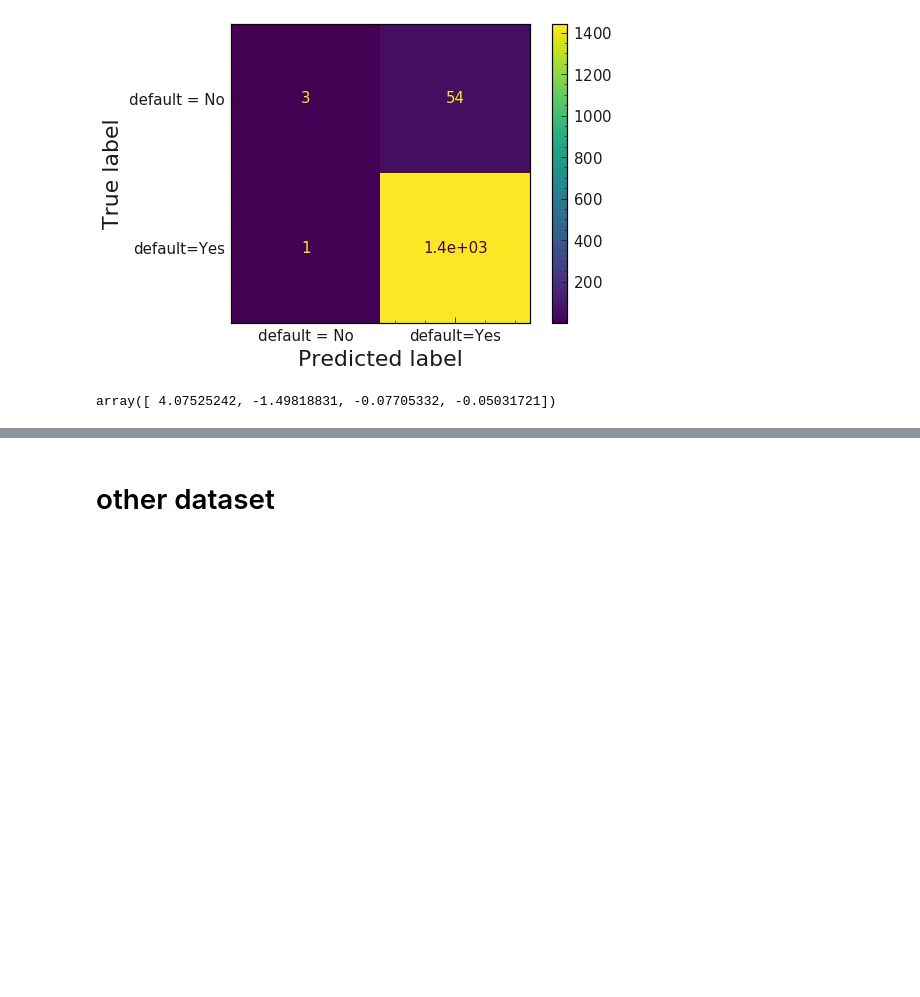
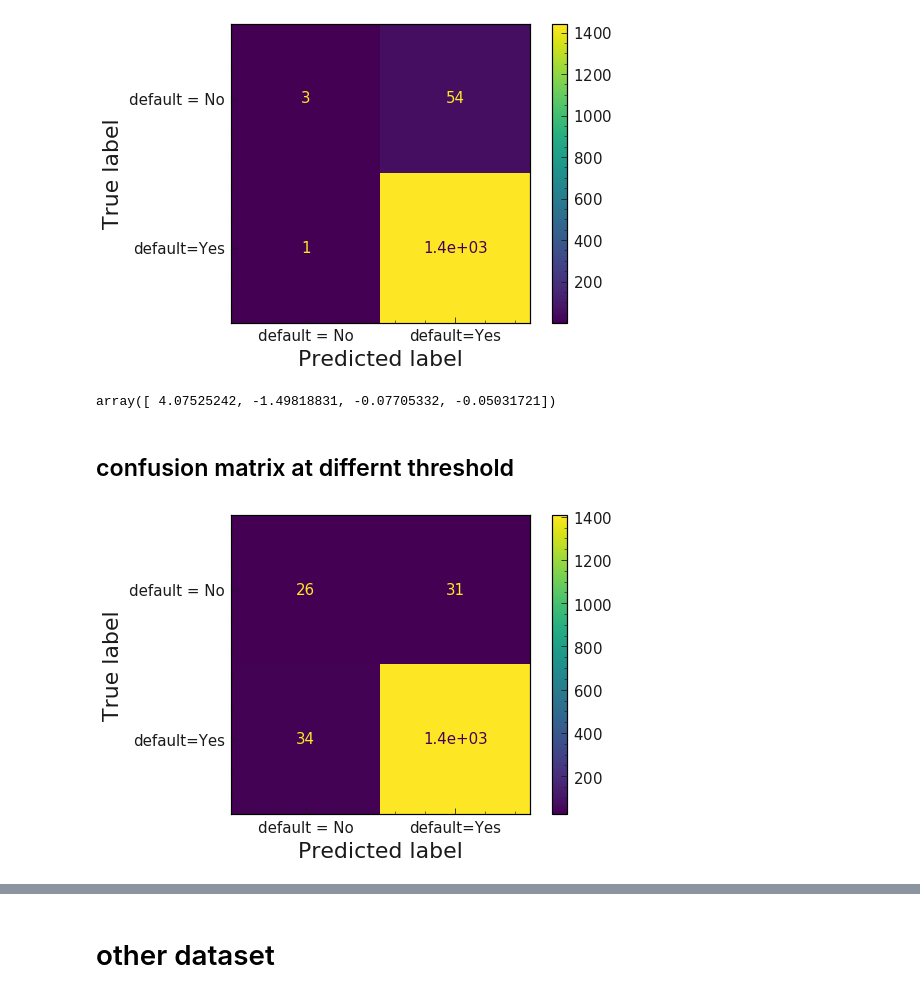
Before and after one commit to soumenhalder/ML, a Jupyter notebook: Classification_creditcard_ISLR/logistic_regression_regularization.ipynb, the cells around one changed output, grey strips where cells are left out. Cells and saved outputs as stored; diff of their text form; code cells hidden in the pictures; blank space fills up the shorter version.

```diff
--- a/Classification_creditcard_ISLR/logistic_regression_regularization.ipynb
+++ b/Classification_creditcard_ISLR/logistic_regression_regularization.ipynb
@@ -184,3 +184,17 @@ plt.show()
 clf.theta
 # %% [output]
 array([ 4.07525242, -1.49818831, -0.07705332, -0.05031721])
+# %% [markdown]
+## confusion matrix at differnt threshold
+# %%
+from sklearn.preprocessing import binarize
+y_pred = clf.predict(x_test,continuous=True)
+# %%
+## threshold = 0.8
+y_pred2 = binarize(y_pred.reshape(1500,1),0.8).reshape(1500,)
+cm = confusion_matrix(y_test, y_pred2)
+disp = ConfusionMatrixDisplay(confusion_matrix=cm, display_labels=['default = No','default=Yes'])
+disp.plot()
+plt.show()
+# %% [output]
+[figure, added]
```
Also changed, not shown: parts of 2 cells of this notebook.
